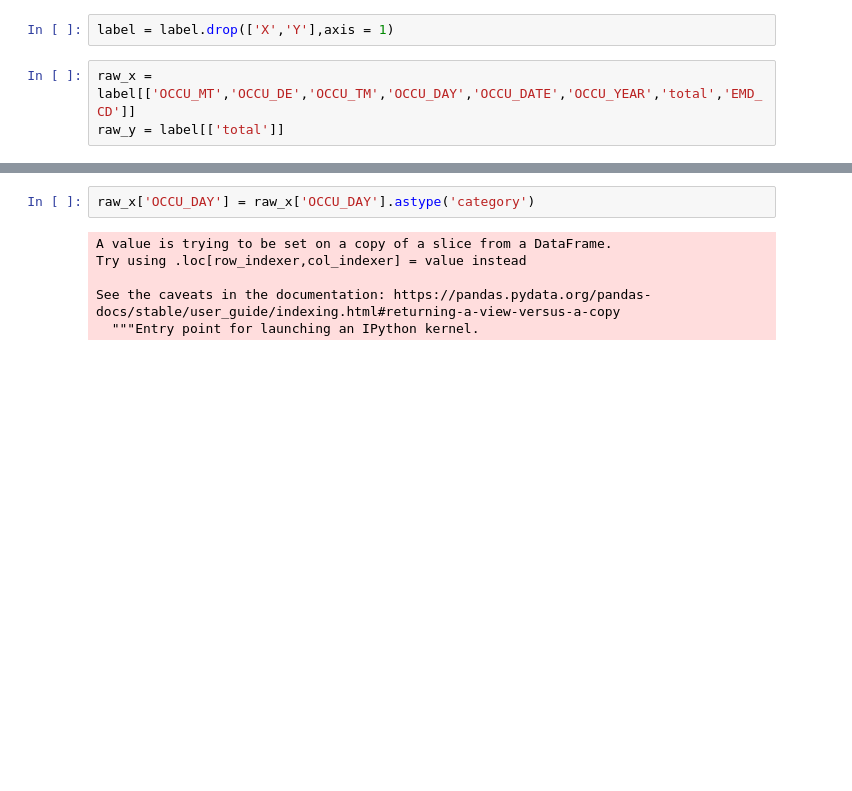
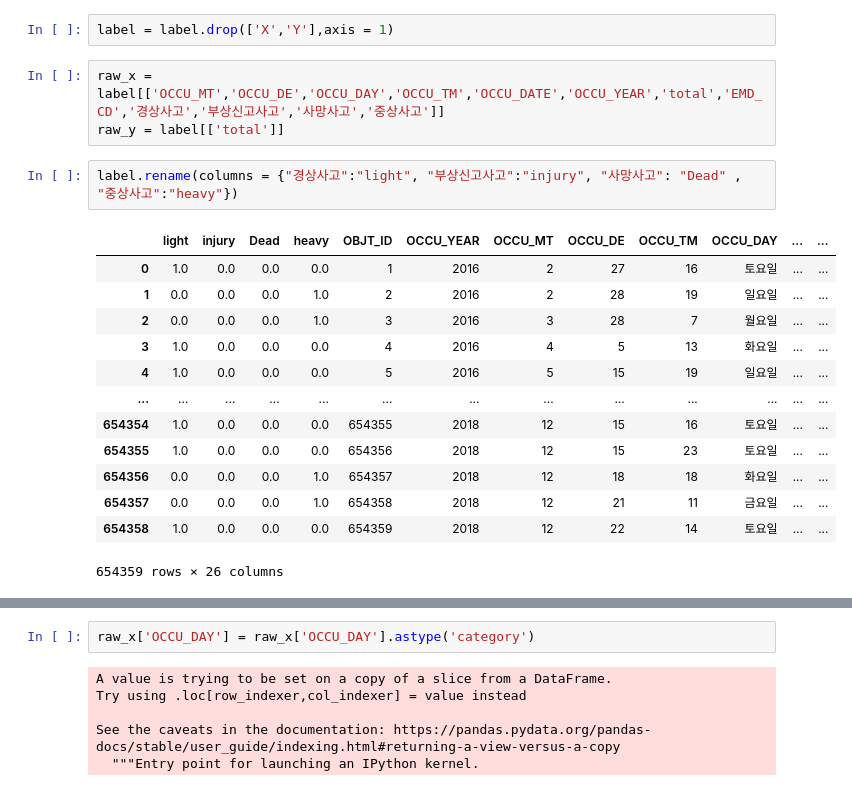
Before and after one commit to 2020NIA/roundabout_project, a Jupyter notebook: source/Lightgbm_YANG.ipynb, the cells around one changed output, grey strips where cells are left out. Saved outputs shown, nothing was run; the diff lists cells and outputs as text; blank space fills up the shorter version.

```diff
--- a/source/Lightgbm_YANG.ipynb
+++ b/source/Lightgbm_YANG.ipynb
@@ -30,5 +60,21 @@ label['total'] = label[['DEATH','SWPSN','SINJPSN','INJPSN']].sum(axis = 1)
 # %%
 label = label.drop(['X','Y'],axis = 1)
 # %%
-raw_x = label[['OCCU_MT','OCCU_DE','OCCU_TM','OCCU_DAY','OCCU_DATE','OCCU_YEAR','total','EMD_CD']]
+raw_x = label[['OCCU_MT','OCCU_DE','OCCU_DAY','OCCU_TM','OCCU_DATE','OCCU_YEAR','total','EMD_CD','경상사고','부상신고사고','사망사고','중상사고']]
 raw_y = label[['total']]
+# %%
+label.rename(columns = {"경상사고":"light", "부상신고사고":"injury", "사망사고": "Dead" , "중상사고":"heavy"})
+# %% [output]
+|  | light | injury | Dead | heavy | OBJT_ID | OCCU_YEAR | OCCU_MT | OCCU_DE | OCCU_TM | OCCU_DAY | ... | ... |
+| 0 | 1.0 | 0.0 | 0.0 | 0.0 | 1 | 2016 | 2 | 27 | 16 | 토요일 | ... | ... |
+| 1 | 0.0 | 0.0 | 0.0 | 1.0 | 2 | 2016 | 2 | 28 | 19 | 일요일 | ... | ... |
+| 2 | 0.0 | 0.0 | 0.0 | 1.0 | 3 | 2016 | 3 | 28 | 7 | 월요일 | ... | ... |
+| 3 | 1.0 | 0.0 | 0.0 | 0.0 | 4 | 2016 | 4 | 5 | 13 | 화요일 | ... | ... |
+| 4 | 1.0 | 0.0 | 0.0 | 0.0 | 5 | 2016 | 5 | 15 | 19 | 일요일 | ... | ... |
+| ... | ... | ... | ... | ... | ... | ... | ... | ... | ... | ... | ... | ... |
+| 654354 | 1.0 | 0.0 | 0.0 | 0.0 | 654355 | 2018 | 12 | 15 | 16 | 토요일 | ... | ... |
+| 654355 | 1.0 | 0.0 | 0.0 | 0.0 | 654356 | 2018 | 12 | 15 | 23 | 토요일 | ... | ... |
+| 654356 | 0.0 | 0.0 | 0.0 | 1.0 | 654357 | 2018 | 12 | 18 | 18 | 화요일 | ... | ... |
+| 654357 | 0.0 | 0.0 | 0.0 | 1.0 | 654358 | 2018 | 12 | 21 | 11 | 금요일 | ... | ... |
+| 654358 | 1.0 | 0.0 | 0.0 | 0.0 | 654359 | 2018 | 12 | 22 | 14 | 토요일 | ... | ... |
+654359 rows × 26 columns
```
Also changed, not shown: parts of 13 cells of this notebook.
